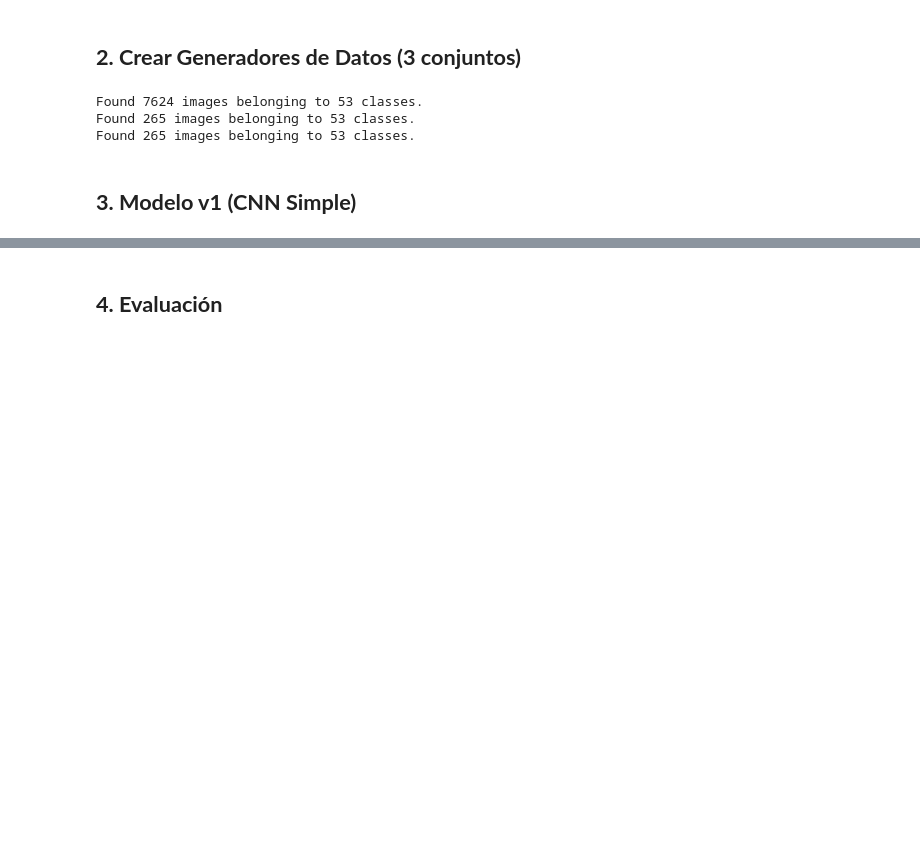
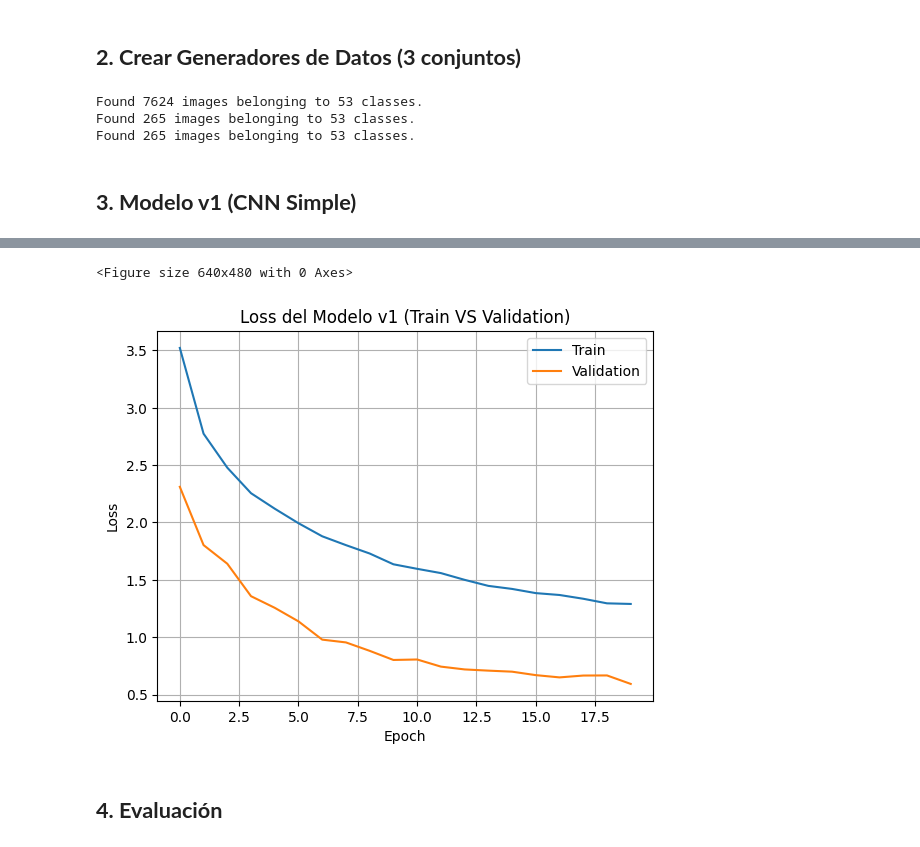
Before and after one commit to chimalii/DeepLearningProject_Advanced_AI, a Jupyter notebook: Modelado.ipynb, the cells around one changed output, grey strips where cells are left out. Drawn from its saved outputs; the diff is of its cells as text; code cells hidden in the pictures; blank space fills up the shorter version.

```diff
--- a/Modelado.ipynb
+++ b/Modelado.ipynb
@@ -141,3 +153,15 @@ Epoch 15/15
+# %%
+plt.figure()
+hist_v1_df[['loss', 'val_loss']].plot()
+
+plt.title("Loss del Modelo v1 (Train VS Validation)")
+plt.xlabel("Epoch")
+plt.ylabel("Loss")
+plt.legend(["Train", "Validation"])
+plt.grid(True)
+# %% [output]
+<Figure size 640x480 with 0 Axes>
+[figure, added]
 # %% [markdown]
 ## **4. Evaluación**
 # %%
```
Also changed, not shown: parts of 11 cells of this notebook, 1 other file.
